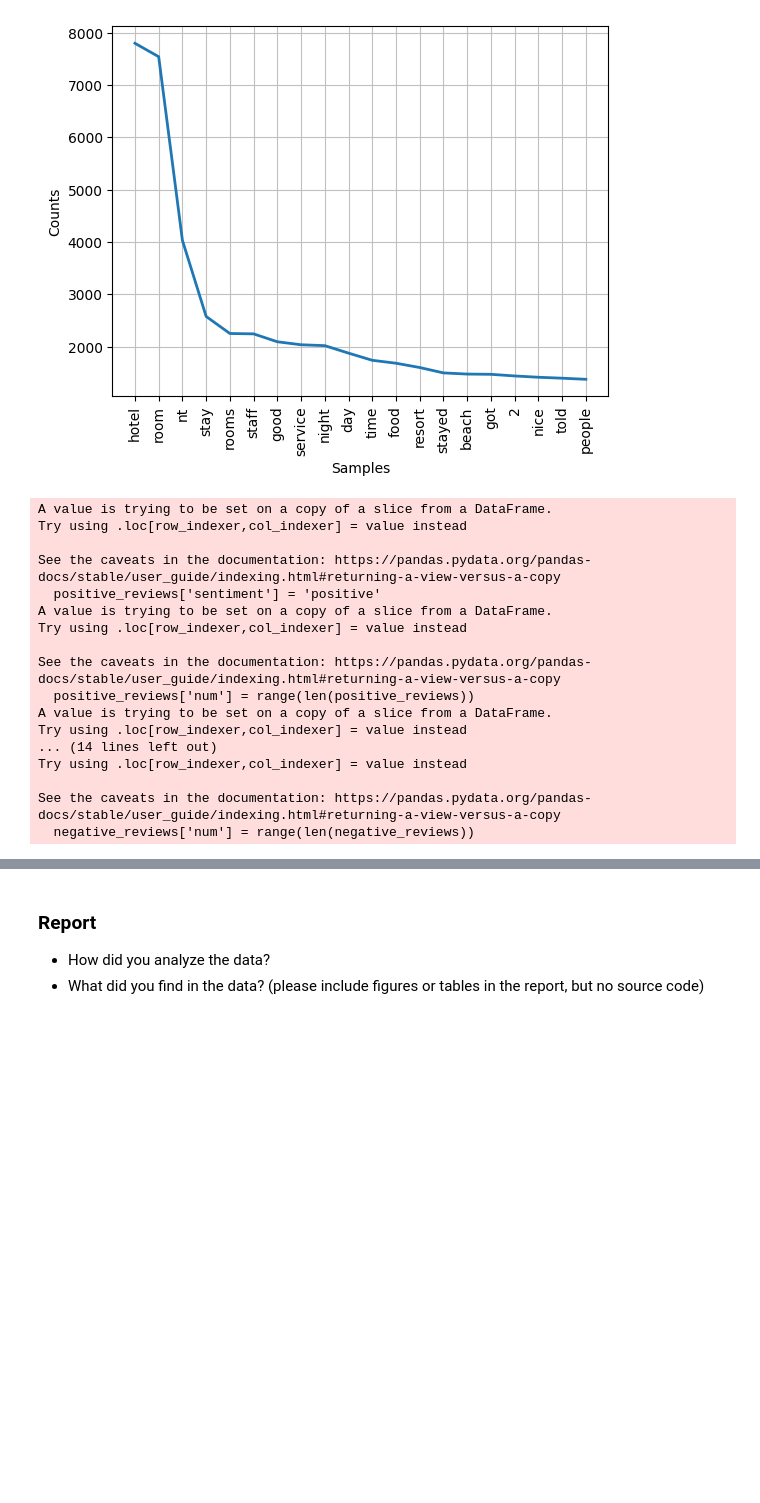
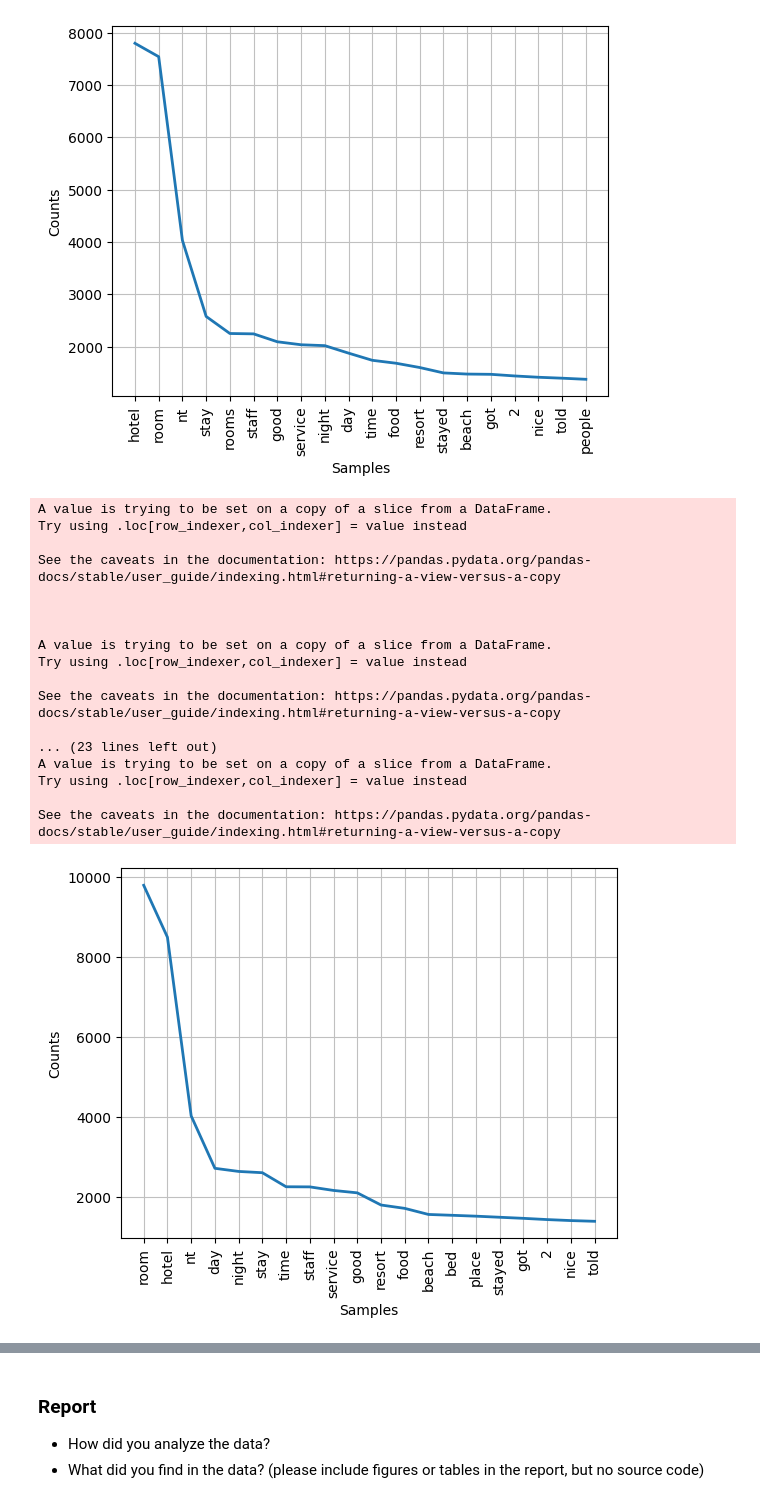
Before and after one commit to MOOwuttichai/project_dataWDkku, a Jupyter notebook: Project1_66_backup.ipynb, the cells around one changed output, grey strips where cells are left out. Cells and saved outputs as stored; diff of their text form; code cells hidden in the pictures; blank space fills up the shorter version.

```diff
--- a/Project1_66_backup.ipynb
+++ b/Project1_66_backup.ipynb
@@ -375,21 +384,24 @@ See the caveats in the documentation: https://pandas.pydata.org/pandas-docs/stab
 [figure]
 # %%
 reviews = pd.read_csv('/content/drive/MyDrive/stats work/tripadvisor_hotel_reviews.csv')
+# Your code starts here
+# label each tweet as positive, negative, and neural sentiment
 positive_reviews = reviews[reviews['Rating']>3]
 neural_reviews = reviews[reviews['Rating']==3]
 negative_reviews = reviews[reviews['Rating']<3]
-#-----------------------------------------------------------------------------------------------
+#------------------------------------------------------------------------------------------------
+# combine tweet texts in each type
 positive_reviews['sentiment'] = 'positive'
 positive_reviews['num'] = range(len(positive_reviews))
 neural_reviews['sentiment'] = 'neural'
 neural_reviews['num'] = range(len(neural_reviews))
 negative_reviews['sentiment'] = 'negative'
 negative_reviews['num'] = range(len(negative_reviews))
-#------------------------------------------------------------------------------------------------
 positive_reviews_combine = " ".join([positive_reviews.iloc[key,0] for key in positive_reviews['num']])
 neural_reviews_combine = " ".join([neural_reviews.iloc[key,0] for key in neural_reviews['num']])
 negative_reviews_combine = " ".join([negative_reviews.iloc[key,0] for key in negative_reviews['num']])
 #-----------------------------------------------------------------------------------------------------
+# convert to lower case
 P_lower = positive_reviews_combine.lower()
 NR_lower = neural_reviews_combine.lower()
 NG_lower = negative_reviews_combine.lower()
@@ -406,33 +418,81 @@ NG_text_nosymbols = NG_text_R_punctuations.translate(str.maketrans('', '', '^ç
 #------------------------------------------------------------------------------------------------------
 # remove stop words
 my_stopwords = set(STOPWORDS)
 clean_P_text = ' '.join([word for word in P_text_nosymbols.split() if word not in (my_stopwords)])
 clean_NR_text = ' '.join([word for word in NR_text_nosymbols.split() if word not in (my_stopwords)])
 clean_NG_text = ' '.join([word for word in NG_text_nosymbols.split() if word not in (my_stopwords)])
 #-------------------------------------------------------------------------------------------------------
-# remove punctuations
-my_stopwords.update(['anyone','runnnnnnn','much','mary'])
+# remove any other stop words, like RT
+new_my_stopwords = set(STOPWORDS)
+new_my_stopwords.update(['anyone','runnnnnnn','much/','mary/'])
+N_clean_P_text = ' '.join([word for word in P_text_nosymbols.split() if word not in (new_my_stopwords)])
+N_clean_NR_text = ' '.join([word for word in NR_text_nosymbols.split() if word not in (new_my_stopwords)])
+N_clean_NG_text = ' '.join([word for word in NG_text_nosymbols.split() if word not in (new_my_stopwords)])
+#--------------------------------------------------
+#lemmatization
+wl = WordNetLemmatizer()
+def lemmaSentence(sentence):
+    token_words=word_tokenize(sentence)
+    token_words
+    lemma_sentence=[]
+    for word in token_words:
+        lemma_sentence.append(wl.lemmatize(word))
+        lemma_sentence.append(" ")
+    return "".join(lemma_sentence)
+#-------------------------------------------------------------------------------------------------------
+l_N_clean_P_text = lemmaSentence(N_clean_P_text)
+#-------------------------------------------------------------------------------------------------------
+l_N_clean_NR_text = lemmaSentence(N_clean_NR_text)
+#-------------------------------------------------------------------------------------------------------
+l_N_clean_NG_text = lemmaSentence(N_clean_NG_text)
 #-------------------------------------------------------------------------------------------------------
 # tokenize texts
 P_tokens = [t for t in clean_P_text.split()]
 NR_tokens = [t for t in clean_NR_text.split()]
 NG_tokens = [t for t in clean_NG_text.split()]
+N_P_tokens = [t for t in l_N_clean_NG_text.split()]
+N_NR_tokens = [t for t in l_N_clean_NR_text.split()]
+N_NG_tokens = [t for t in l_N_clean_NG_text.split()]
 #------------------------------------------------------------------------------------------------------
+# analyze word frequency in each sentiment type and so on
+freq_P = nltk.FreqDist(N_P_tokens)
+#for key,val in freq_P.items():
+    #print(str(key) + ':' + str(val))
+print(" ")
+freq_P.plot(20, cumulative=False)
+print(" ")
+#--------------------------------------------------
+freq_NR = nltk.FreqDist(N_NR_tokens)
+#for key,val in freq_NR.items():
+    #print(str(key) + ':' + str(val))
+print(" ")
+freq_NR.plot(20, cumulative=False)
+print(" ")
+#--------------------------------------------------
+freq_NG = nltk.FreqDist(N_NG_tokens)
+#for key,val in freq_NG.items():
+    #print(str(key) + ':' + str(val))
+print(" ")
+freq_NG.plot(20, cumulative=False)
+print(" ")
+
+#-----------------------------------------------------------------------------
 # %% [output]
 A value is trying to be set on a copy of a slice from a DataFrame.
 Try using .loc[row_indexer,col_indexer] = value instead
 
 See the caveats in the documentation: https://pandas.pydata.org/pandas-docs/stable/user_guide/indexing.html#returning-a-view-versus-a-copy
-  positive_reviews['sentiment'] = 'positive'
+
+
+
 A value is trying to be set on a copy of a slice from a DataFrame.
 Try using .loc[row_indexer,col_indexer] = value instead
 
 See the caveats in the documentation: https://pandas.pydata.org/pandas-docs/stable/user_guide/indexing.html#returning-a-view-versus-a-copy
-  positive_reviews['num'] = range(len(positive_reviews))
+
+... (23 lines left out)
 A value is trying to be set on a copy of a slice from a DataFrame.
-Try using .loc[row_indexer,col_indexer] = value instead
-... (14 lines left out)
 Try using .loc[row_indexer,col_indexer] = value instead
 
 See the caveats in the documentation: https://pandas.pydata.org/pandas-docs/stable/user_guide/indexing.html#returning-a-view-versus-a-copy
-  negative_reviews['num'] = range(len(negative_reviews))
+[figure, added]
```
Also changed, not shown: parts of 14 cells of this notebook.
